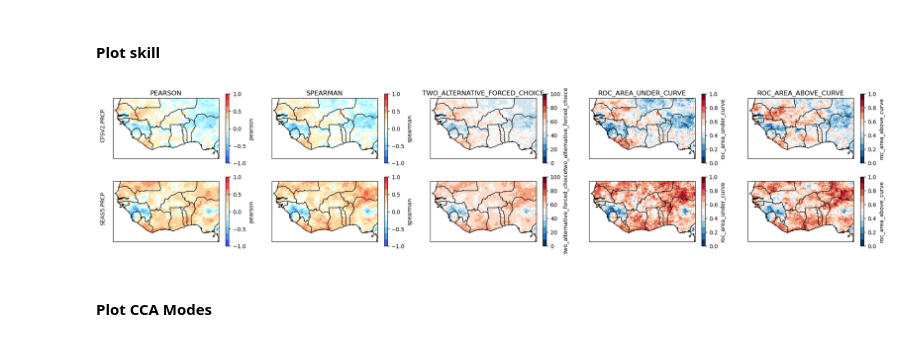
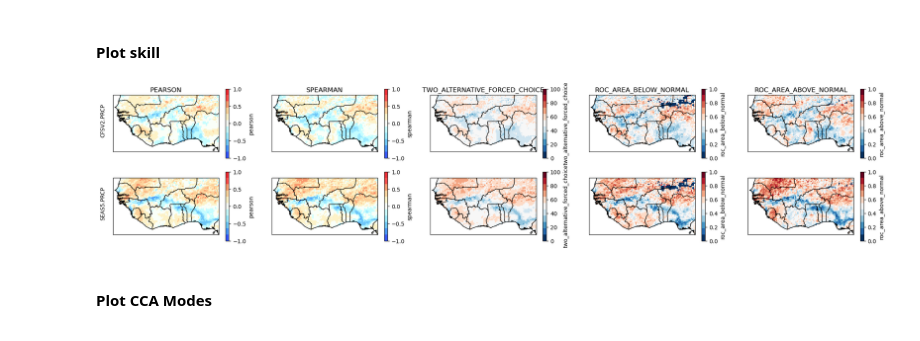
Before and after one commit to iri-pycpt/notebooks, a Jupyter notebook: Operations/pycpt-operational-WAfrica.ipynb, the cells around one changed output. Cells and saved outputs as stored; diff of their text form; code cells hidden in the pictures.

Commit message:
Bug fixes for JFM target season and new ROC score labels in cptcore 1.0.10.

```diff
--- a/Operations/pycpt-operational-WAfrica.ipynb
+++ b/Operations/pycpt-operational-WAfrica.ipynb
@@ -35,7 +35,7 @@ print([i for i in list(dl.observations.keys()) if "PRCP" in i ])
 # %% [markdown]
 #### Define Case Directory
 # %%
-caseDir = "pycpt_WAfricaJJAS_startMay"
+caseDir = "pycpt_WAfricaJFM_startOct"
 # %% [markdown]
 #### Parameters - This cell defines the parameters of your analysis
 # %%
@@ -60,7 +60,7 @@ download_args = {
    #   The year field is only used for forecasts, otherwise ignored
    #   The day field is only used in subseasonal forecasts, otherwise ignored
    #   The month field is an integer representing a month - ie, May=5
-  'fdate': dt.datetime(2022, 5, 1),
+  'fdate': dt.datetime(2022, 10, 1),
 
    # 'first_year':
    #   the first year of hindcasts you want. **NOT ALL MODELS HAVE ALL YEARS**
@@ -105,7 +105,7 @@ download_args = {
    #   the first month included in the target period. Always an integer + 0.5.
    #   this field is defined by a python floating point number
    #   for example  a lead-1 forecast would use lead_low=1.5, if you want init=may, target=Jun-..
-  'lead_low': 1.5,
+  'lead_low': 3.5,
 
    # 'lead_high':
    #   the number of months from the first of the initialization month to the center of
@@ -113,7 +113,7 @@ download_args = {
    #   this field is defined by a python floating point number
    #   for example  a forecast initialized in may, whose target period ended in Aug,
    #   would use lead_high=3.5
-  'lead_high': 4.5,
+  'lead_high': 5.5,
 
    # 'target':
    #   Mmm-Mmm indicating the months included in the target period of the forecast.
@@ -121,7 +121,7 @@ download_args = {
    #   whose first letters are capitalized, and all other letters are lowercase
    #   and who are separated by a dash character.
    #   for example, if you wanted a JJA target period, you would use 'Jun-Aug'
-  'target': 'Jun-Sep',
+  'target': 'Jan-Mar',
 
    # 'filetype':
    #   the filetype to be downloaded. for now, it saves a lot of headache just to set this equal
@@ -173,8 +173,20 @@ config_file = ce.save_configuration(caseDir+'.config', download_args, cpt_args,
 # %% [markdown]
 #### Download Observations
 # %%
+# If the forecast initialization date falls in the year prior to the target year, then
+#   the observational time period needs to be ioncremented by 1.
+
+fmon=download_args['fdate'].month
+tmon1 = fmon + download_args['lead_low']
+download_args_obs = download_args.copy()
+if fmon > 6 and tmon1 > 12:
+    download_args_obs['first_year'] +=1
+    download_args_obs['final_year'] +=1
+#print(download_args)
+#print(download_args_obs)
+
 if not Path(dataDir / '{}.nc'.format(predictand_name)).is_file() or force_download:
-    Y = dl.download(dl.observations[predictand_name], dataDir / (predictand_name +'.tsv'), **download_args, verbose=True, use_dlauth=False)
+    Y = dl.download(dl.observations[predictand_name], dataDir / (predictand_name +'.tsv'), **download_args_obs, verbose=True, use_dlauth=False)
     Y = getattr(Y, [i for i in Y.data_vars][0])
     Y.to_netcdf(dataDir / '{}.nc'.format(predictand_name))
 else:
@@ -230,8 +256,8 @@ for i, model_hcst in enumerate(hindcast_data):
 #         this is using X in place of F, with the year coordinates changed to n+100 years
 #         because CPT does not allow you to make forecasts for in-sample data
         cca_h, cca_f, cca_s, cca_px, cca_py = cc.canonical_correlation_analysis(model_hcst, Y, \
-        F=ce.redate(model_hcst), **cpt_args)
-        cca_h = xr.merge([cca_h, ce.redate(cca_f.probabilistic, yeardelta=-100), ce.redate(cca_f.prediction_error_variance, yeardelta=-100)])
+        F=ce.redate(model_hcst, yeardelta=48), **cpt_args)
+        cca_h = xr.merge([cca_h, ce.redate(cca_f.probabilistic, yeardelta=-48), ce.redate(cca_f.prediction_error_variance, yeardelta=-48)])
 
 #         # use the in-sample probabilistic hindcasts to perform probabilistic forecast verification
 #         # warning - this produces unrealistically optimistic values
@@ -252,8 +278,8 @@ for i, model_hcst in enumerate(hindcast_data):
         # fit PCR model again between X & Y, and produce in-sample probabilistic hindcasts
         # this is using X in place of F, with the year coordinates changed to n+100 years
         # because CPT does not allow you to make forecasts for in-sample data
-        pcr_h, pcr_f, pcr_s, pcr_px = cc.principal_components_regression(model_hcst, Y, F=ce.redate(model_hcst), **cpt_args)
-        pcr_h = xr.merge([pcr_h, ce.redate(pcr_f.probabilistic, yeardelta=-100), ce.redate(pcr_f.prediction_error_variance, yeardelta=-100)])
+        pcr_h, pcr_f, pcr_s, pcr_px = cc.principal_components_regression(model_hcst, Y, F=ce.redate(model_hcst, yeardelta=48), **cpt_args)
+        pcr_h = xr.merge([pcr_h, ce.redate(pcr_f.probabilistic, yeardelta=-48), ce.redate(pcr_f.prediction_error_variance, yeardelta=-48)])
 
         # use the in-sample probabilistic hindcasts to perform probabilistic forecast verification
         # warning - this produces unrealistically optimistic values
@@ -290,35 +320,35 @@ for i, model_hcst in enumerate(hindcast_data):
 # roc_area_under_curve = ROC Below Normal category
 # roc_area_above_curve = ROC Above Normal category
 # probabilistic skill metrics (in sample): 'generalized_roc', 'ignorance', 'rank_probability_skill_score'
 
 #cmaps = [plt.get_cmap('cpt.correlation', 11), plt.get_cmap('cpt.correlation', 11), plt.get_cmap('RdBu_r', 11), plt.get_cmap('cpt.correlation', 11) ]
 #limits = [(-1, 1), (-1, 1), (0, 100), (-50, 50)]
 
 # deterministic five:
-skill_metrics = ['pearson', 'spearman', 'two_alternative_forced_choice', 'roc_area_under_curve', 'roc_area_above_curve']
+skill_metrics = ['pearson', 'spearman', 'two_alternative_forced_choice', 'roc_area_below_normal', 'roc_area_above_normal']
 cmaps = [plt.get_cmap('cpt.correlation', 11), plt.get_cmap('cpt.correlation', 11), plt.get_cmap('RdBu_r', 11), plt.get_cmap('RdBu_r', 11), plt.get_cmap('RdBu_r', 11)]
 limits = [(-1, 1), (-1, 1), (0, 100), (0,1), (0,1)]
 
 missing_value_flag = -999
 
 fig, ax = plt.subplots(nrows=len(predictor_names), ncols=len(skill_metrics), subplot_kw={'projection':ccrs.PlateCarree()}, figsize=(5*len(skill_metrics), 2.5*len(predictor_names)))
 if len(predictor_names) == 1:
     ax = [ax]
 
 for i, model in enumerate(predictor_names):
     for j, skill_metric in enumerate(skill_metrics):
         n = getattr(skill[i], skill_metric).where(getattr(skill[i], skill_metric) > missing_value_flag).plot(ax=ax[i][j], cmap=cmaps[j], vmin=limits[j][0], vmax=limits[j][1])
         ax[i][j].coastlines()
         ax[i][j].add_feature(cartopyFeature.BORDERS)
         ax[0][j].set_title(skill_metric.upper())
 
     ax[i][0].text(-0.07, 0.55, model.upper(), va='bottom', ha='center', rotation='vertical', rotation_mode='anchor', transform=ax[i][0].transAxes)
 
 # save plots
 figName = MOS + '_models_skillMatrices.png'
 fig.savefig(Path.home() / "Desktop" / caseDir / domainFolder / "figures" / figName, bbox_inches='tight')
 # %% [output]
-[figure, old version]
+[figure, new version]
 # %% [markdown]
 #### Plot CCA Modes
 # %%
```
Also changed, not shown: parts of 9 cells of this notebook.
